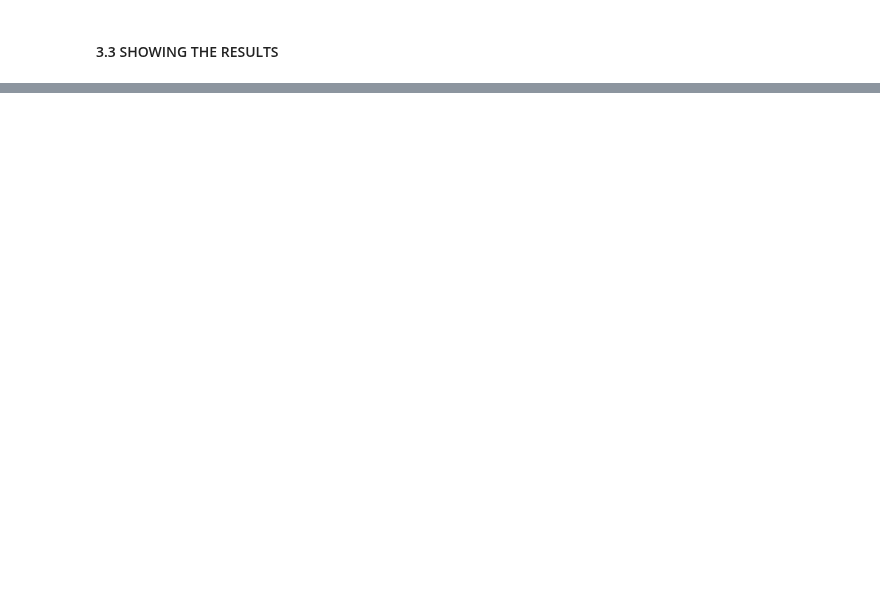
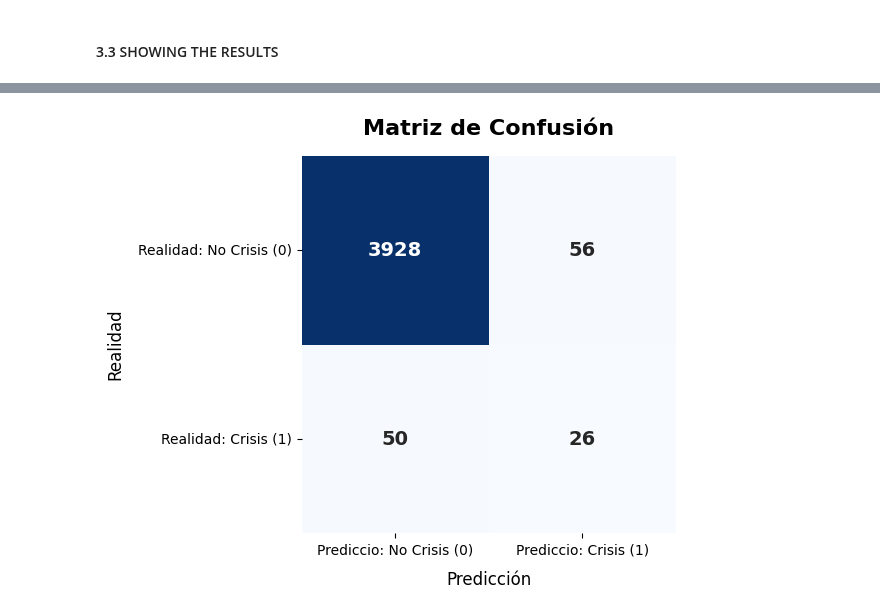
Before and after one commit to gallagelpi/Master_thesis, a Jupyter notebook: pipeline/results.ipynb, the cells around one changed output, grey strips where cells are left out. Cells and saved outputs as stored; diff of their text form; code cells hidden in the pictures; blank space fills up the shorter version.

Commit message:
adding one plot

```diff
--- a/pipeline/results.ipynb
+++ b/pipeline/results.ipynb
@@ -543,0 +541,29 @@ display(df_eval[(df_eval['y_pred'] == 0) & (df_eval['y_true'] == 1)].head(10))
+# %%
+import matplotlib.pyplot as plt
+import seaborn as sns
+from sklearn.metrics import confusion_matrix
+
+# 1. Calcular la matriz de confusión pura
+cm = confusion_matrix(df_eval['y_true'], df_eval['y_pred'])
+
+# 2. Configurar el tamaño del gráfico
+plt.figure(figsize=(6, 5))
+
+# 3. Dibujar el mapa de calor "bonito"
+sns.heatmap(cm, annot=True, fmt='d', cmap='Blues', cbar=False,
+            xticklabels=['Prediccio: No Crisis (0)', 'Prediccio: Crisis (1)'],
+            yticklabels=['Realidad: No Crisis (0)', 'Realidad: Crisis (1)'],
+            annot_kws={"size": 14, "weight": "bold"})
+
+# 4. Añadir títulos y diseño
+plt.title('Matriz de Confusión', fontsize=16, fontweight='bold', pad=15)
+plt.xlabel('Predicción', fontsize=12, labelpad=10)
+plt.ylabel('Realidad', fontsize=12, labelpad=10)
+plt.xticks(rotation=0)
+plt.yticks(rotation=0)
+plt.tight_layout()
+
+# 5. Mostrar el gráfico
+plt.show()
+# %% [output]
+[figure, added]
```
Also changed, not shown: parts of 8 cells of this notebook, 1 other file.
